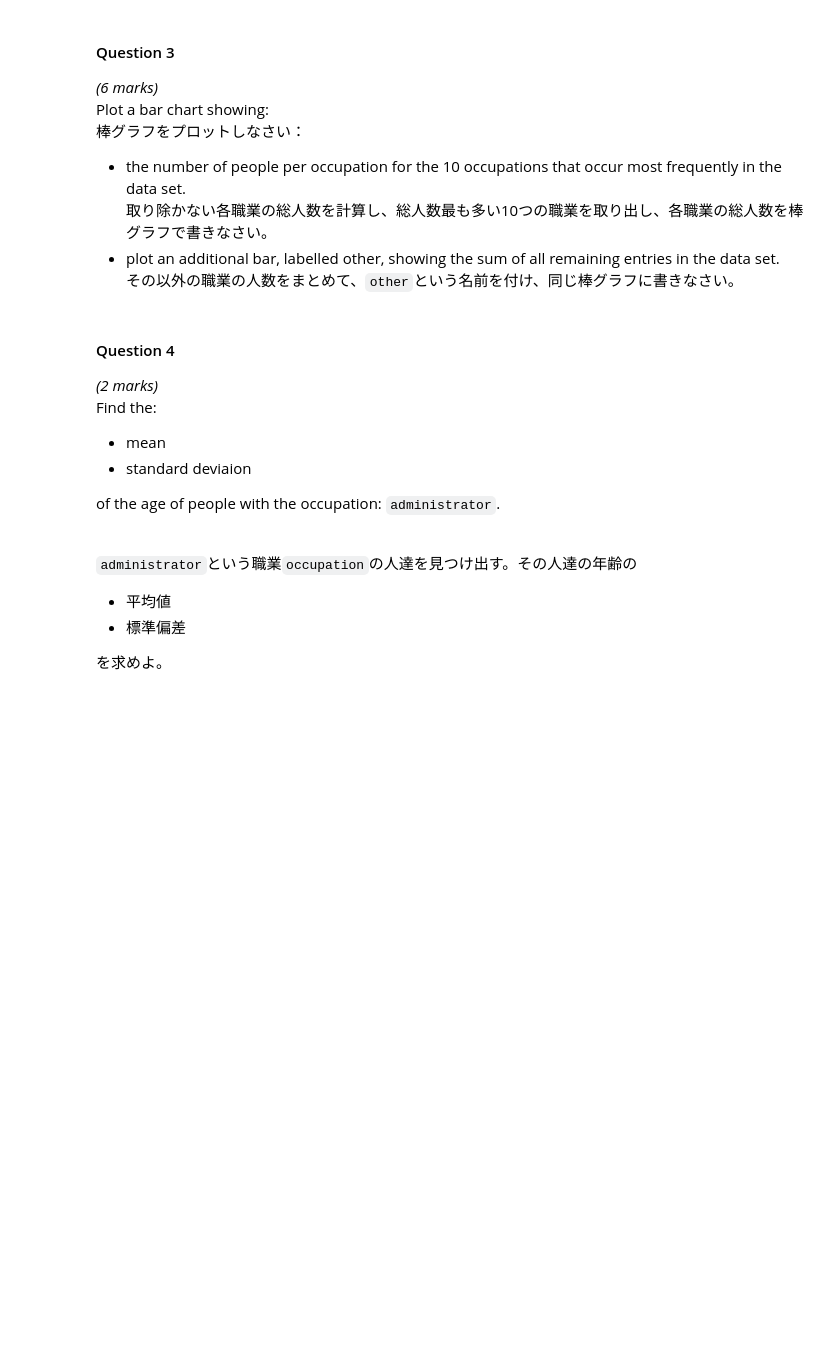
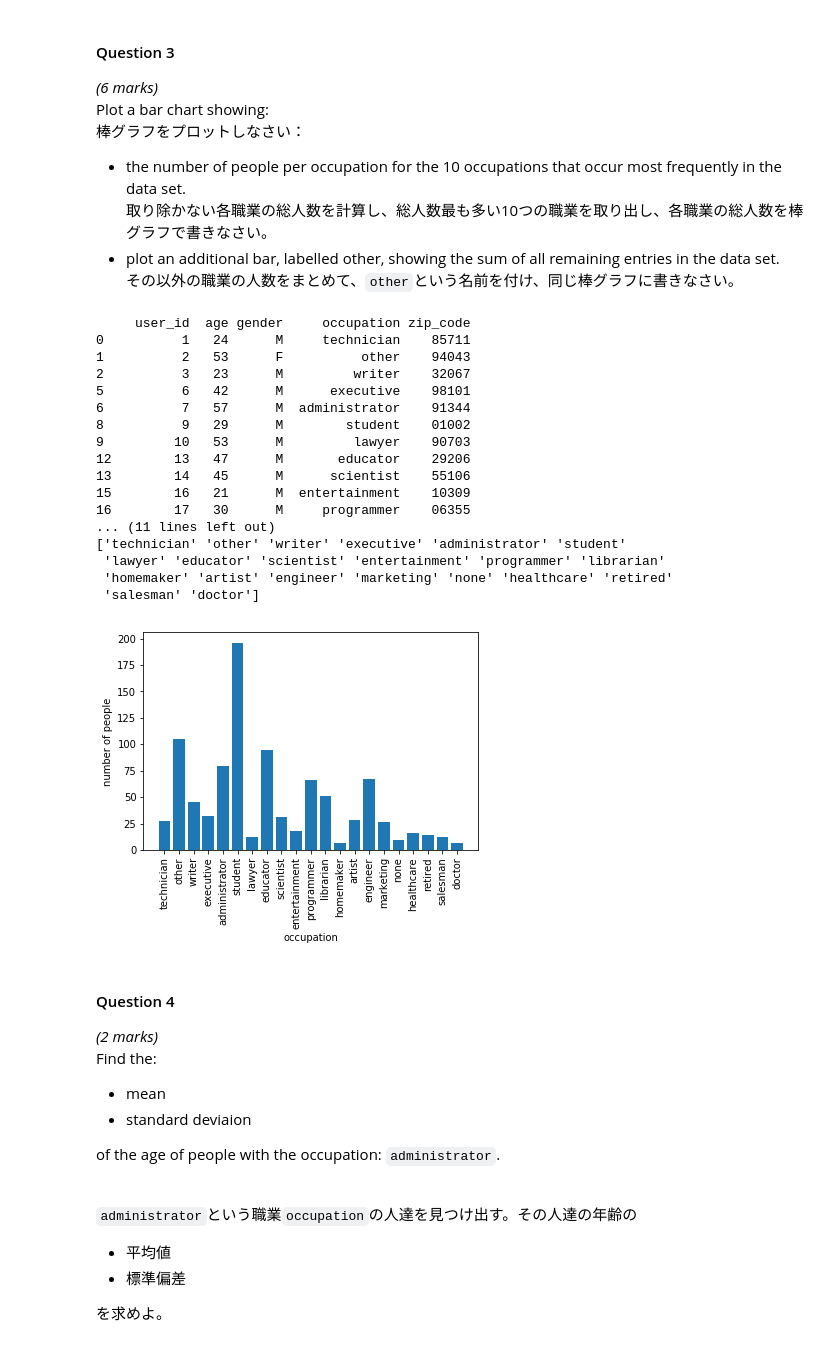
Before and after one commit to Tommy3121173/tommy, a Jupyter notebook: Assignment.ipynb, the cells around one changed output. Saved outputs shown, nothing was run; the diff lists cells and outputs as text; code cells hidden in the pictures; blank space fills up the shorter version.

```diff
--- a/Assignment.ipynb
+++ b/Assignment.ipynb
@@ -68,0 +66,6 @@ KeyError: 'other'
+# %%
+A = data.index[(data.occupation == 'other')]
+B = data.index[(data.occupation == 'retired')]
+
+data.drop(index = A.tolist() or B.tolist(),inplace = True)
+print(data)
@@ -75,6 +96,56 @@ Plot a bar chart showing:
 <br>取り除かない各職業の総人数を計算し、総人数最も多い10つの職業を取り出し、各職業の総人数を棒グラフで書きなさい。
 - plot an additional bar, labelled other, showing the sum of all remaining entries in the data set.
 <br>その以外の職業の人数をまとめて、`other`という名前を付け、同じ棒グラフに書きなさい。
+# %%
+import numpy as np
+import pandas as pd
+url = 'https://raw.githubusercontent.com/justmarkham/DAT8/master/data/u.user'
+#Import the data
+data = pd.read_csv(url, sep = '|')
+
+sort_list = [];
+A1 = data.drop_duplicates("occupation")
+print(A1)
+new_list = []
+for raw in A1["occupation"]:
+    A = len(data[data['occupation'] == raw]['occupation'])
+    new_list.append(A)
+print(new_list)
+
+
+#B = np.array(new_list)
+#C = np.array(A1["occupation"])
+#print(C)
+# Create an array with the position of each bar along the x-axis
+#x_pos = np.arange(len(C))
+# Produce bar plot
+#plt.bar(x_pos, B);
+
+# Replace the x ticks with the year group name
+# Rotate labels 30 degrees
+#plt.xticks(x_pos, C, rotation=90);
+# Add axis labels
+#plt.xlabel('occupation');
+#plt.ylabel('number of people');
+# %% [output]
+     user_id  age gender     occupation zip_code
+0          1   24      M     technician    85711
+1          2   53      F          other    94043
+2          3   23      M         writer    32067
+5          6   42      M      executive    98101
+6          7   57      M  administrator    91344
+8          9   29      M        student    01002
+9         10   53      M         lawyer    90703
+12        13   47      M       educator    29206
+13        14   45      M      scientist    55106
+15        16   21      M  entertainment    10309
+16        17   30      M     programmer    06355
+... (11 lines left out)
+['technician' 'other' 'writer' 'executive' 'administrator' 'student'
+ 'lawyer' 'educator' 'scientist' 'entertainment' 'programmer' 'librarian'
+ 'homemaker' 'artist' 'engineer' 'marketing' 'none' 'healthcare' 'retired'
+ 'salesman' 'doctor']
+[figure, added]
 # %% [markdown]
 #### Question 4
 *(2 marks)*<br>
```
Also changed, not shown: parts of 6 cells of this notebook, 6 other files.
